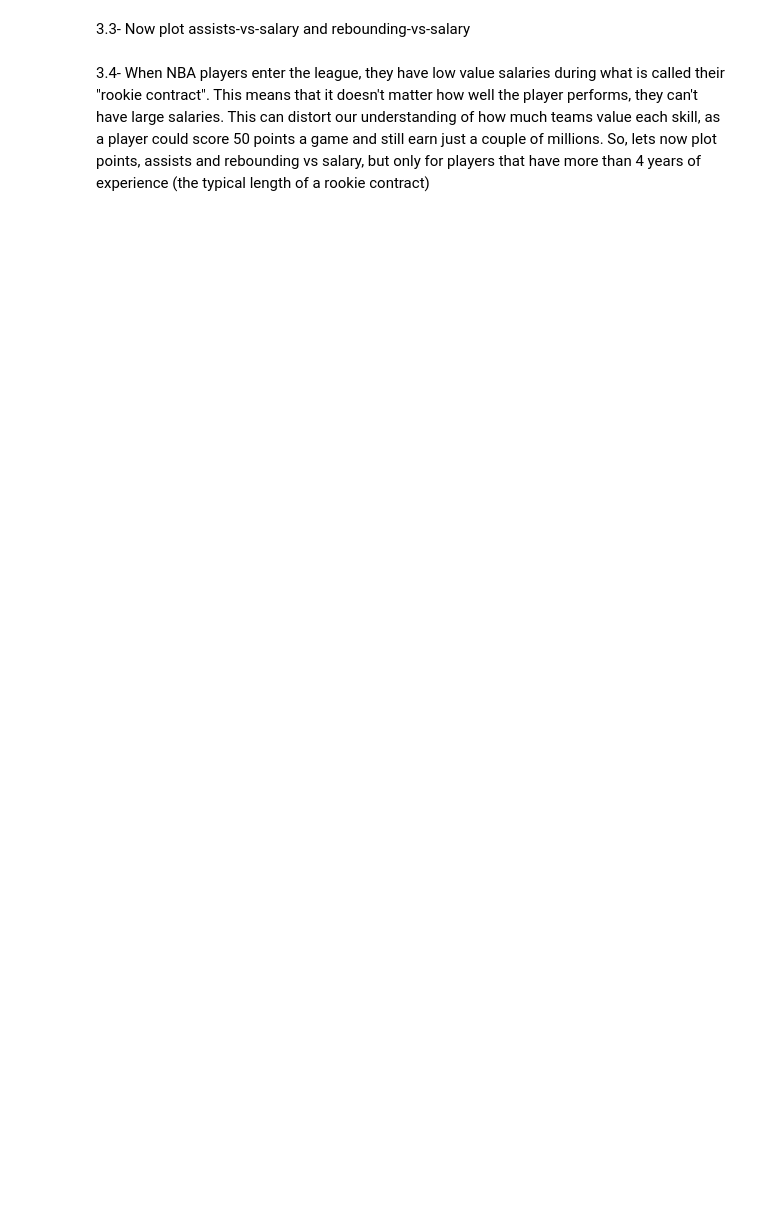
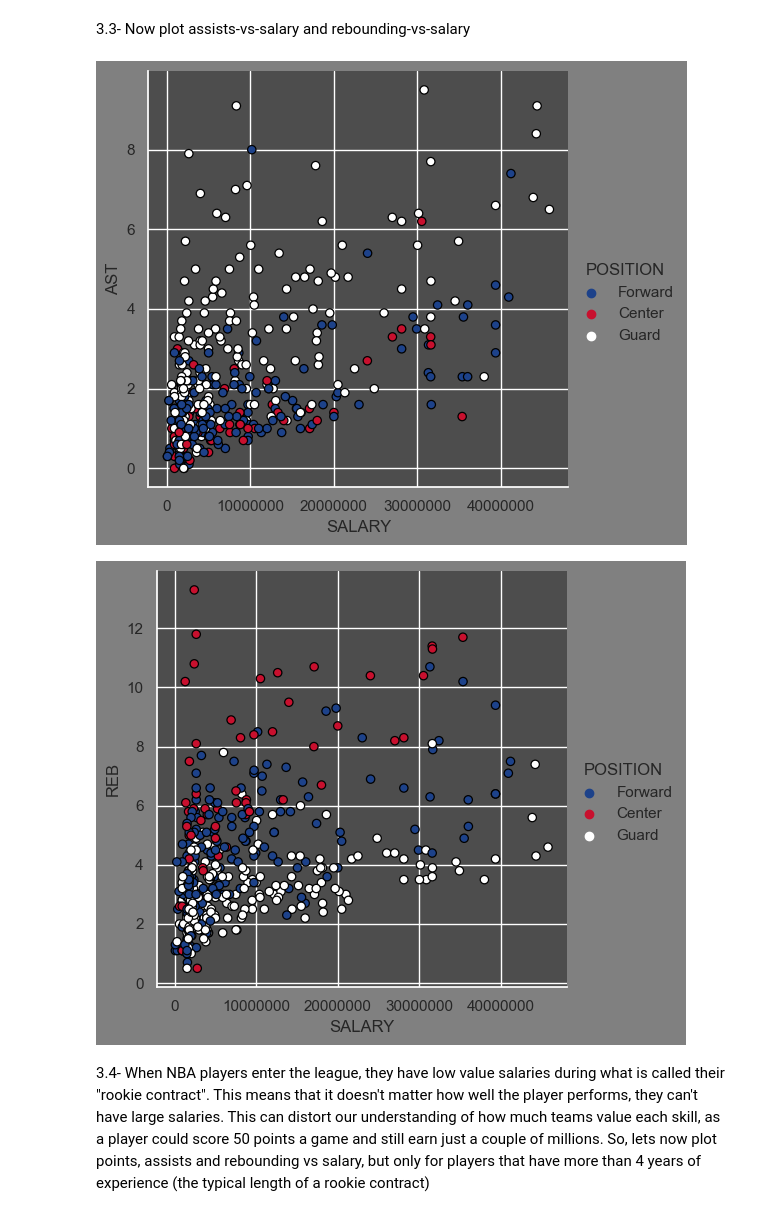
Before and after one commit to ja-818/NBA_statistics, a Jupyter notebook: Sprint_01_Julián_Arango.ipynb, the cells around one changed output. Saved outputs shown, nothing was run; the diff lists cells and outputs as text; code cells hidden in the pictures; blank space fills up the shorter version.

```diff
--- a/Sprint_01_Julián_Arango.ipynb
+++ b/Sprint_01_Julián_Arango.ipynb
@@ -584,6 +555,13 @@ NameError: name 'working_df' is not defined
 3.3- Now plot assists-vs-salary and rebounding-vs-salary
 # %%
 ### Complete in this cell: plot assist-vs-salary, rebounding-vs-salary
+sns.relplot(working_df, y="AST", x="SALARY", hue="POSITION", kind="scatter", edgecolor="black", linewidth=.9)
+plt.ticklabel_format(style='plain')
+sns.relplot(working_df, y="REB", x="SALARY", hue="POSITION", kind="scatter", edgecolor="black", linewidth=.9)
+plt.ticklabel_format(style='plain')
+# %% [output]
+[figure, added]
+[figure, added]
 # %% [markdown]
 3.4- When NBA players enter the league, they have low value salaries during what is called their "rookie contract". This means that it doesn't matter how well the player performs, they can't have large salaries. This can distort our understanding of how much teams value each skill, as a player could score 50 points a game and still earn just a couple of millions. So, lets now plot points, assists and rebounding vs salary, but only for players that have more than 4 years of experience (the typical length of a rookie contract)
 # %%
```
Also changed, not shown: parts of 29 cells of this notebook.
